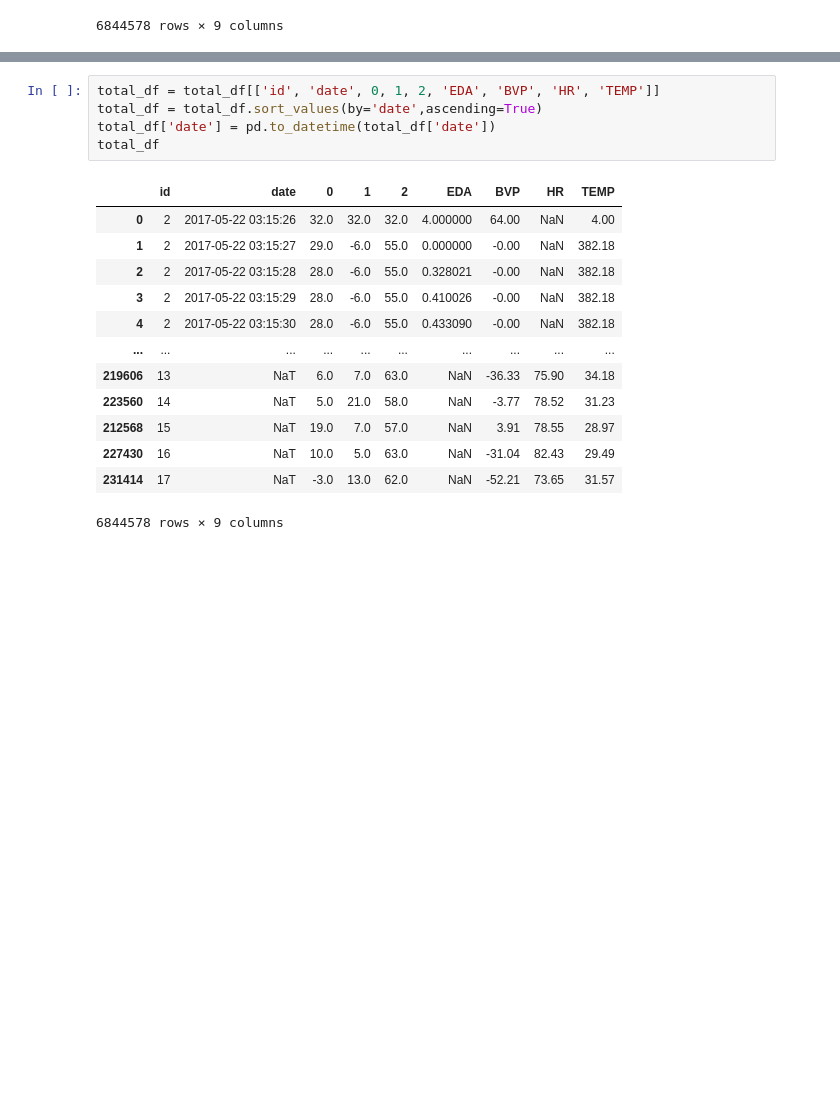
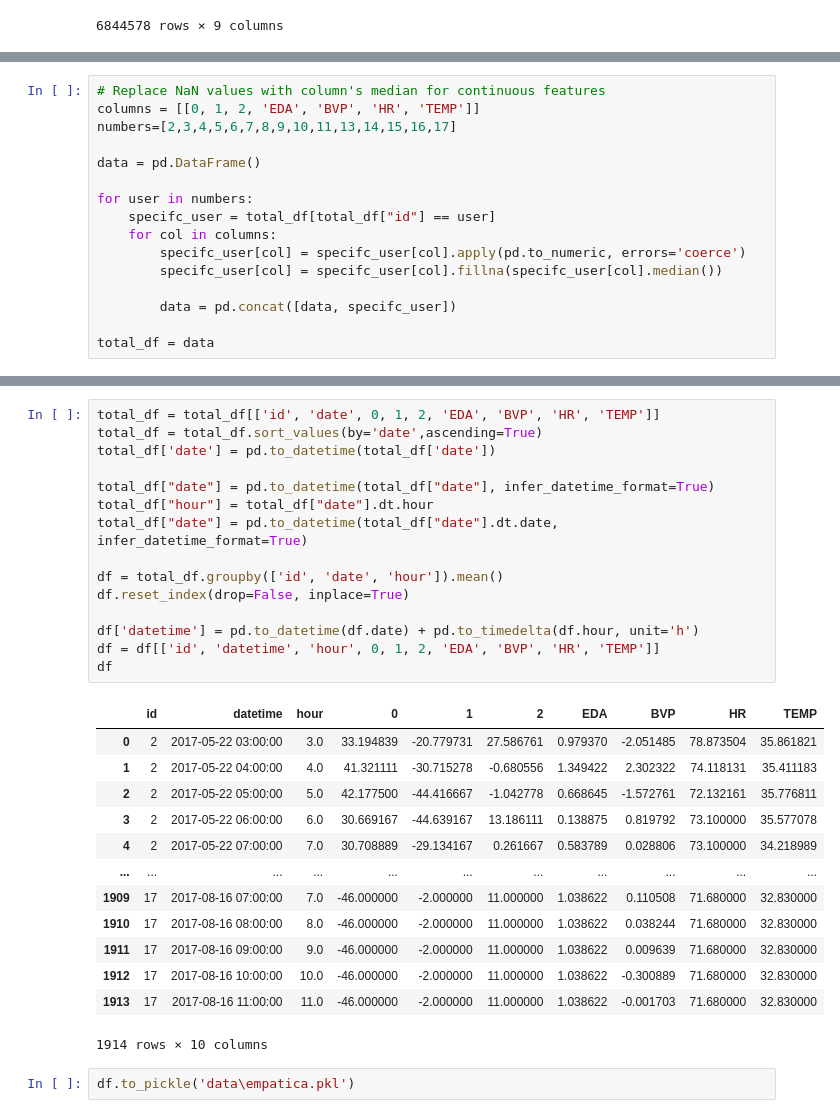
Before and after one commit to kcristinaa/HCI-visualizations-analysis, a Jupyter notebook: read_data.ipynb, the cells around one changed output, grey strips where cells are left out. Cells and saved outputs as stored; diff of their text form; blank space fills up the shorter version.

Commit message:
data-formatted

```diff
--- a/read_data.ipynb
+++ b/read_data.ipynb
@@ -331,0 +284,16 @@ Index([0, 1, 2, 'date', 'id', 'EDA', 'BVP', 'HR', 'TEMP'], dtype='object')
+# %%
+# Replace NaN values with column's median for continuous features
+columns = [[0, 1, 2, 'EDA', 'BVP', 'HR', 'TEMP']]
+numbers=[2,3,4,5,6,7,8,9,10,11,13,14,15,16,17]
+
+data = pd.DataFrame()
+
+for user in numbers:
+    specifc_user = total_df[total_df["id"] == user]
+    for col in columns:
+        specifc_user[col] = specifc_user[col].apply(pd.to_numeric, errors='coerce')
+        specifc_user[col] = specifc_user[col].fillna(specifc_user[col].median())
+
+        data = pd.concat([data, specifc_user])
+
+total_df = data
@@ -332,19 +318,31 @@ Index([0, 1, 2, 'date', 'id', 'EDA', 'BVP', 'HR', 'TEMP'], dtype='object')
 # %%
 total_df = total_df[['id', 'date', 0, 1, 2, 'EDA', 'BVP', 'HR', 'TEMP']]
 total_df = total_df.sort_values(by='date',ascending=True)
 total_df['date'] = pd.to_datetime(total_df['date'])
-total_df
+
+total_df["date"] = pd.to_datetime(total_df["date"], infer_datetime_format=True)
+total_df["hour"] = total_df["date"].dt.hour
+total_df["date"] = pd.to_datetime(total_df["date"].dt.date, infer_datetime_format=True)
+
+df = total_df.groupby(['id', 'date', 'hour']).mean()
+df.reset_index(drop=False, inplace=True)
+
+df['datetime'] = pd.to_datetime(df.date) + pd.to_timedelta(df.hour, unit='h')
+df = df[['id', 'datetime', 'hour', 0, 1, 2, 'EDA', 'BVP', 'HR', 'TEMP']]
+df
 # %% [output]
-|  | id | date | 0 | 1 | 2 | EDA | BVP | HR | TEMP |
-| 0 | 2 | 2017-05-22 03:15:26 | 32.0 | 32.0 | 32.0 | 4.000000 | 64.00 | NaN | 4.00 |
-| 1 | 2 | 2017-05-22 03:15:27 | 29.0 | -6.0 | 55.0 | 0.000000 | -0.00 | NaN | 382.18 |
-| 2 | 2 | 2017-05-22 03:15:28 | 28.0 | -6.0 | 55.0 | 0.328021 | -0.00 | NaN | 382.18 |
-| 3 | 2 | 2017-05-22 03:15:29 | 28.0 | -6.0 | 55.0 | 0.410026 | -0.00 | NaN | 382.18 |
-| 4 | 2 | 2017-05-22 03:15:30 | 28.0 | -6.0 | 55.0 | 0.433090 | -0.00 | NaN | 382.18 |
-| ... | ... | ... | ... | ... | ... | ... | ... | ... | ... |
-| 219606 | 13 | NaT | 6.0 | 7.0 | 63.0 | NaN | -36.33 | 75.90 | 34.18 |
-| 223560 | 14 | NaT | 5.0 | 21.0 | 58.0 | NaN | -3.77 | 78.52 | 31.23 |
-| 212568 | 15 | NaT | 19.0 | 7.0 | 57.0 | NaN | 3.91 | 78.55 | 28.97 |
-| 227430 | 16 | NaT | 10.0 | 5.0 | 63.0 | NaN | -31.04 | 82.43 | 29.49 |
-| 231414 | 17 | NaT | -3.0 | 13.0 | 62.0 | NaN | -52.21 | 73.65 | 31.57 |
+|  | id | datetime | hour | 0 | 1 | 2 | EDA | BVP | HR | TEMP |
+| 0 | 2 | 2017-05-22 03:00:00 | 3.0 | 33.194839 | -20.779731 | 27.586761 | 0.979370 | -2.051485 | 78.873504 | 35.861821 |
+| 1 | 2 | 2017-05-22 04:00:00 | 4.0 | 41.321111 | -30.715278 | -0.680556 | 1.349422 | 2.302322 | 74.118131 | 35.411183 |
+| 2 | 2 | 2017-05-22 05:00:00 | 5.0 | 42.177500 | -44.416667 | -1.042778 | 0.668645 | -1.572761 | 72.132161 | 35.776811 |
+| 3 | 2 | 2017-05-22 06:00:00 | 6.0 | 30.669167 | -44.639167 | 13.186111 | 0.138875 | 0.819792 | 73.100000 | 35.577078 |
+| 4 | 2 | 2017-05-22 07:00:00 | 7.0 | 30.708889 | -29.134167 | 0.261667 | 0.583789 | 0.028806 | 73.100000 | 34.218989 |
+| ... | ... | ... | ... | ... | ... | ... | ... | ... | ... | ... |
+| 1909 | 17 | 2017-08-16 07:00:00 | 7.0 | -46.000000 | -2.000000 | 11.000000 | 1.038622 | 0.110508 | 71.680000 | 32.830000 |
+| 1910 | 17 | 2017-08-16 08:00:00 | 8.0 | -46.000000 | -2.000000 | 11.000000 | 1.038622 | 0.038244 | 71.680000 | 32.830000 |
+| 1911 | 17 | 2017-08-16 09:00:00 | 9.0 | -46.000000 | -2.000000 | 11.000000 | 1.038622 | 0.009639 | 71.680000 | 32.830000 |
+| 1912 | 17 | 2017-08-16 10:00:00 | 10.0 | -46.000000 | -2.000000 | 11.000000 | 1.038622 | -0.300889 | 71.680000 | 32.830000 |
+| 1913 | 17 | 2017-08-16 11:00:00 | 11.0 | -46.000000 | -2.000000 | 11.000000 | 1.038622 | -0.001703 | 71.680000 | 32.830000 |
-6844578 rows × 9 columns
+1914 rows × 10 columns
+# %%
+df.to_pickle('data\empatica.pkl')
```
Also changed, not shown: parts of 6 cells of this notebook, 17 other files.
